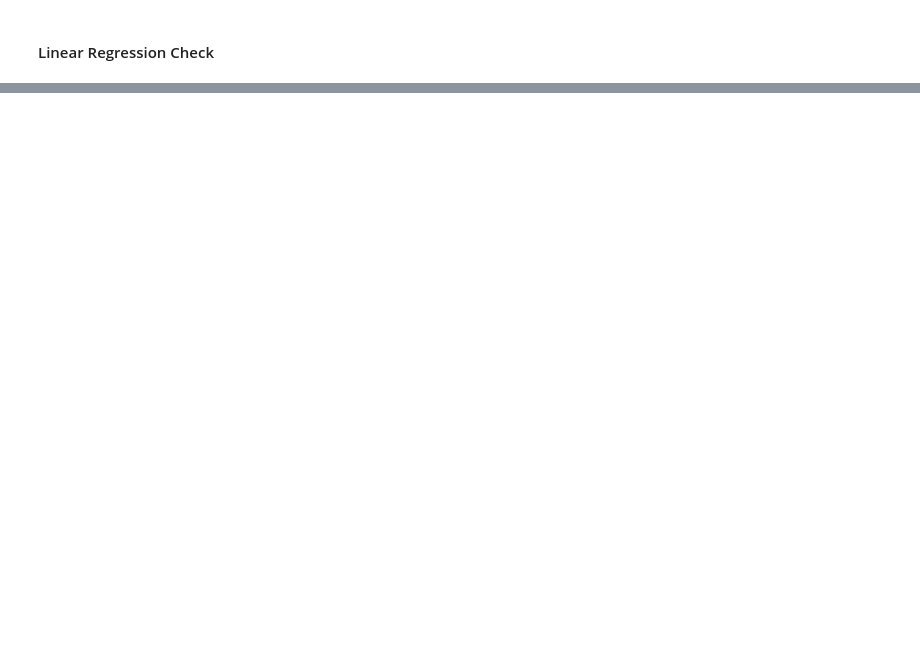
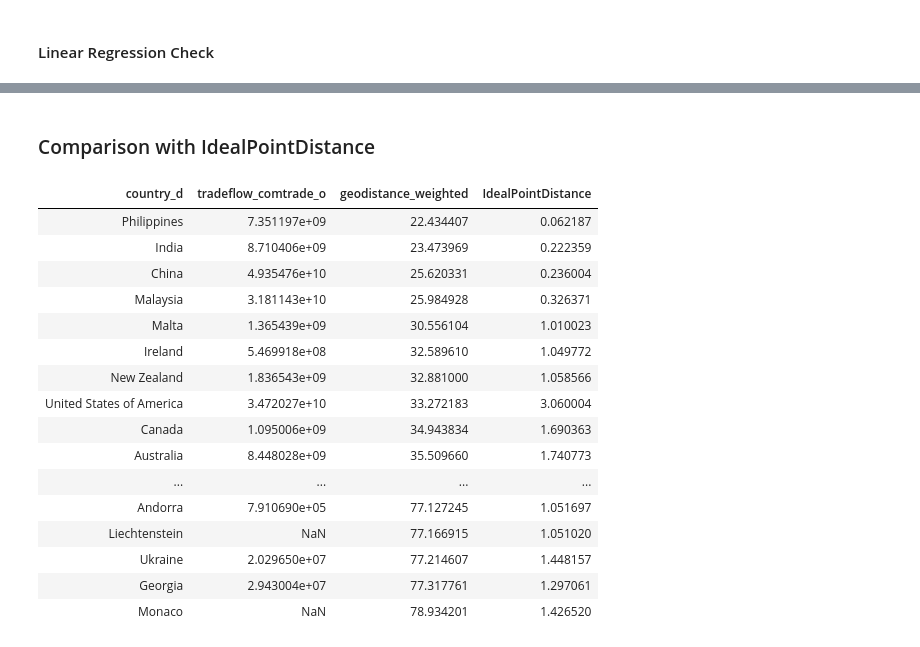
Before and after one commit to luna-ortus-cor/Geopolitical-Distance-and-Global-Trade, a Jupyter notebook: Backend/code/geopoliticalmeasure2.ipynb, the cells around one changed output, grey strips where cells are left out. Saved outputs shown, nothing was run; the diff lists cells and outputs as text; code cells hidden in the pictures; blank space fills up the shorter version.

```diff
--- a/Backend/code/geopoliticalmeasure2.ipynb
+++ b/Backend/code/geopoliticalmeasure2.ipynb
@@ -352,0 +353,31 @@ RMSE: 2.1137825374261183 R²: 0.3898467926544591
+# %% [markdown]
+### Comparison with IdealPointDistance
+# %%
+geodistance_model = df_final[df_final['year'] == 2020][['country_d', 'tradeflow_comtrade_o', 'geodistance_weighted', 'IdealPointDistance']].sort_values(
+    by='geodistance_weighted', ascending=True)
+
+html_table = f"""
+<div style="max-height:400px; overflow-y:auto;">
+{geodistance_model.to_html(index=False)}
+</div>
+"""
+
+display(HTML(html_table))
+# %% [output]
+| country_d | tradeflow_comtrade_o | geodistance_weighted | IdealPointDistance |
+| Philippines | 7.351197e+09 | 22.434407 | 0.062187 |
+| India | 8.710406e+09 | 23.473969 | 0.222359 |
+| China | 4.935476e+10 | 25.620331 | 0.236004 |
+| Malaysia | 3.181143e+10 | 25.984928 | 0.326371 |
+| Malta | 1.365439e+09 | 30.556104 | 1.010023 |
+| Ireland | 5.469918e+08 | 32.589610 | 1.049772 |
+| New Zealand | 1.836543e+09 | 32.881000 | 1.058566 |
+| United States of America | 3.472027e+10 | 33.272183 | 3.060004 |
+| Canada | 1.095006e+09 | 34.943834 | 1.690363 |
+| Australia | 8.448028e+09 | 35.509660 | 1.740773 |
+| ... | ... | ... | ... |
+| Andorra | 7.910690e+05 | 77.127245 | 1.051697 |
+| Liechtenstein | NaN | 77.166915 | 1.051020 |
+| Ukraine | 2.029650e+07 | 77.214607 | 1.448157 |
+| Georgia | 2.943004e+07 | 77.317761 | 1.297061 |
+| Monaco | NaN | 78.934201 | 1.426520 |
```
Also changed, not shown: parts of 11 cells of this notebook, 4 other files.
